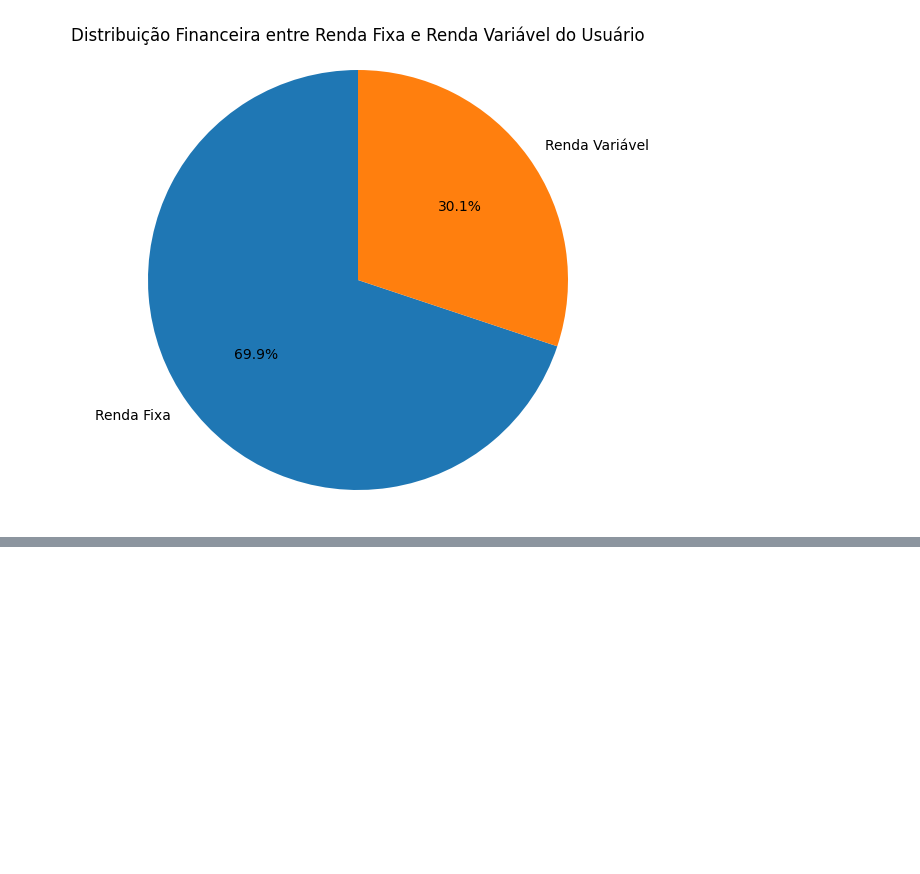
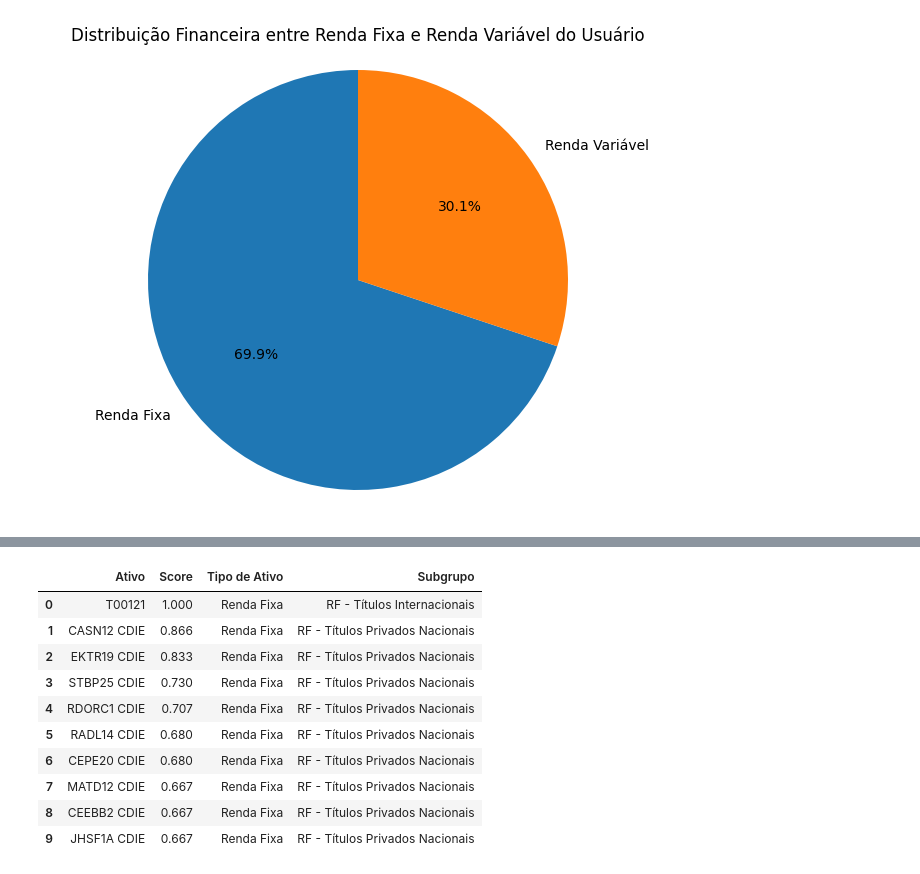
Before and after one commit to balb-0/DIANA, a Jupyter notebook: src/datasets/notebooks/6.recomendacao_sofisticada.ipynb, the cells around one changed output, grey strips where cells are left out. Saved outputs shown, nothing was run; the diff lists cells and outputs as text; code cells hidden in the pictures; blank space fills up the shorter version.

```diff
--- a/src/datasets/notebooks/6.recomendacao_sofisticada.ipynb
+++ b/src/datasets/notebooks/6.recomendacao_sofisticada.ipynb
@@ -27,6 +27,6 @@ barema_por_ativo
 # %%
 # Create a dictionary from ativos for easy lookup of investment amounts
-ativos_dict = {item[0]: item[1] for item in ativos}
+ativos_dict = {item[0]: item[1] for item in ativos_novo_cliente}
 
 # Filter barema_por_ativo for only the user's assets
 filtered_barema = barema_por_ativo[barema_por_ativo['NOME ATIVO'].isin(ativos_dict.keys())].copy()
@@ -72,3 +72,18 @@ Renda Fixa        69.89
 Renda Variável    30.11
 Name: VALOR INVESTIDO, dtype: float64%
 [figure]
+# %%
+# Get the percentage values
+renda_fixa_pct = percentual_financeiro['Renda Fixa']
+renda_variavel_pct = percentual_financeiro['Renda Variável']
+
+# Classify using Ruby case statement
+if renda_fixa_pct >= 90.0:
+    classificacao = "Conservador"
+elif renda_variavel_pct >= 70.0:
+    classificacao = "Sofisticado/Arrojado"
+else:
+    classificacao = "Moderado"
+
+# Output the classification
+print(f"Perfil do investidor: {classificacao}")
@@ -74,0 +390,59 @@ Name: VALOR INVESTIDO, dtype: float64%
+# %%
+# Calcular matriz de similaridade entre ativos (correlação entre colunas)
+from sklearn.metrics.pairwise import cosine_similarity
+
+# Transpor para obter matriz de similaridade item-item
+item_similarity = cosine_similarity(df_user_item.T.values)
+item_sim_df = pd.DataFrame(
+    item_similarity,
+    index=df_user_item.columns,
+    columns=df_user_item.columns
+)
+
+# Inicializar scores para recomendações
+item_scores = pd.Series(0.0, index=df_user_item.columns)
+
+# Para cada ativo do cliente, encontrar ativos similares
+for asset in ativos_dict.keys():
+    if asset in item_sim_df.index:
+        # Obter similaridades para este ativo e adicionar ao score
+        # (excluindo os ativos que o cliente já possui)
+        similar_assets = item_sim_df[asset].drop(ativos_dict.keys(), errors='ignore')
+        item_scores += similar_assets
+
+# Filtrar por tipo se necessário
+if voltar_ao_grupo:
+    print(f"Filtrando recomendações para incluir apenas ativos do tipo: {type_to_buy}")
+    ativos_by_type = barema_por_ativo[barema_por_ativo['CLASSIFICACAO DO ATIVO'] == type_to_buy]['NOME ATIVO'].tolist()
+    item_scores = item_scores[item_scores.index.isin(ativos_by_type)]
+
+# Recomendar os top 10
+recommendations = item_scores.sort_values(ascending=False).head(10)
+
+# Criar um DataFrame para melhor visualização
+recommendations_df = pd.DataFrame({
+    'Ativo': recommendations.index,
+    'Score': recommendations.values.round(3)
+})
+
+# Adicionar informações do barema_por_ativo
+asset_info = []
+for asset in recommendations_df['Ativo']:
+    info = barema_por_ativo[barema_por_ativo['NOME ATIVO'] == asset]
+    if not info.empty:
+        asset_type = info.iloc[0]['CLASSIFICACAO DO ATIVO']
+        asset_subgroup = info.iloc[0]['Subgrupo'] if 'Subgrupo' in info.columns else 'N/A'
+        asset_info.append((asset_type, asset_subgroup))
+    else:
+        asset_info.append(('Desconhecido', 'Desconhecido'))
+
+recommendations_df['Tipo de Ativo'] = [info[0] for info in asset_info]
+recommendations_df['Subgrupo'] = [info[1] for info in asset_info]
+
+# Exibir as recomendações
+print(f"\nTop 10 Ativos Recomendados para Cliente ID: {id_novo_cliente}")
+print(f"Valor Atual da Carteira: R$ {sum(ativos_dict.values()):.2f}")
+print(f"Estratégia de Recomendação: {'Filtrar por tipo: ' + type_to_buy if voltar_ao_grupo else 'Similaridade entre ativos'}")
+print("\nRecomendações:")
+display(recommendations_df)
+# %% [output]
@@ -74,0 +456,11 @@ Name: VALOR INVESTIDO, dtype: float64%
+|  | Ativo | Score | Tipo de Ativo | Subgrupo |
+| 0 | T00121 | 1.000 | Renda Fixa | RF - Títulos Internacionais |
+| 1 | CASN12 CDIE | 0.866 | Renda Fixa | RF - Títulos Privados Nacionais |
+| 2 | EKTR19 CDIE | 0.833 | Renda Fixa | RF - Títulos Privados Nacionais |
+| 3 | STBP25 CDIE | 0.730 | Renda Fixa | RF - Títulos Privados Nacionais |
+| 4 | RDORC1 CDIE | 0.707 | Renda Fixa | RF - Títulos Privados Nacionais |
+| 5 | RADL14 CDIE | 0.680 | Renda Fixa | RF - Títulos Privados Nacionais |
+| 6 | CEPE20 CDIE | 0.680 | Renda Fixa | RF - Títulos Privados Nacionais |
+| 7 | MATD12 CDIE | 0.667 | Renda Fixa | RF - Títulos Privados Nacionais |
+| 8 | CEEBB2 CDIE | 0.667 | Renda Fixa | RF - Títulos Privados Nacionais |
+| 9 | JHSF1A CDIE | 0.667 | Renda Fixa | RF - Títulos Privados Nacionais |
```
Also changed, not shown: parts of 9 cells of this notebook, 3 other files.
